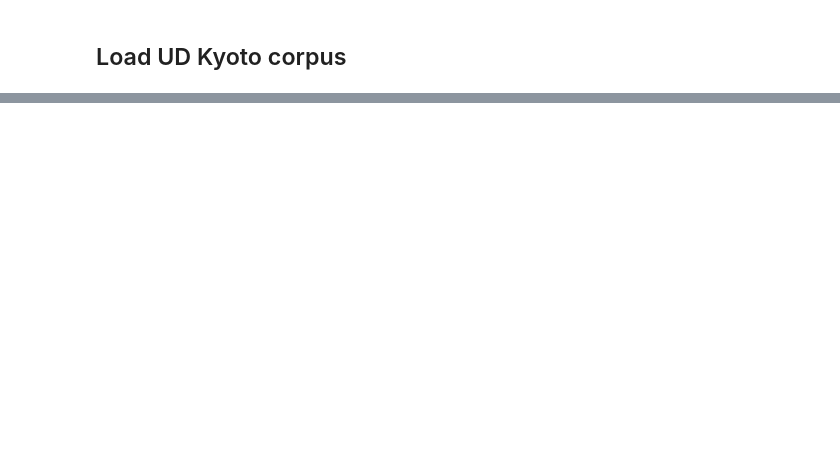
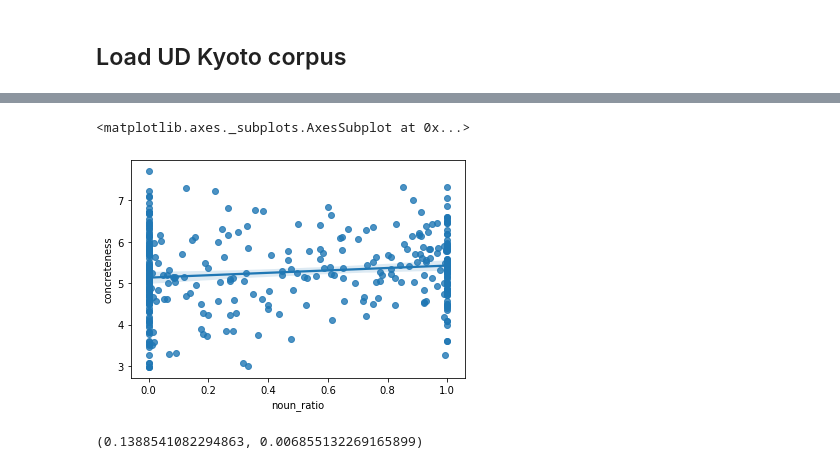
Before and after one commit to lucky-bai/csc2611-semantic-change, a Jupyter notebook: Project/notebooks/ConcretenessNorms.ipynb, the cells around one changed output, grey strips where cells are left out. Saved outputs shown, nothing was run; the diff lists cells and outputs as text; code cells hidden in the pictures; blank space fills up the shorter version.

```diff
--- a/Project/notebooks/ConcretenessNorms.ipynb
+++ b/Project/notebooks/ConcretenessNorms.ipynb
@@ -80,0 +90,9 @@ ud_data.get_nv_stats().sort_values('total_count', ascending=False).head(10)
+# %%
+sns.regplot(combined_df.noun_ratio, combined_df.concreteness)
+# %% [output]
+<matplotlib.axes._subplots.AxesSubplot at 0x...>
+[figure, added]
+# %%
+scipy.stats.pearsonr(combined_df.noun_ratio, combined_df.concreteness)
+# %% [output]
+(0.1388541082294863, 0.006855132269165899)
```
Also changed, not shown: parts of 6 cells of this notebook, 3 other files.
